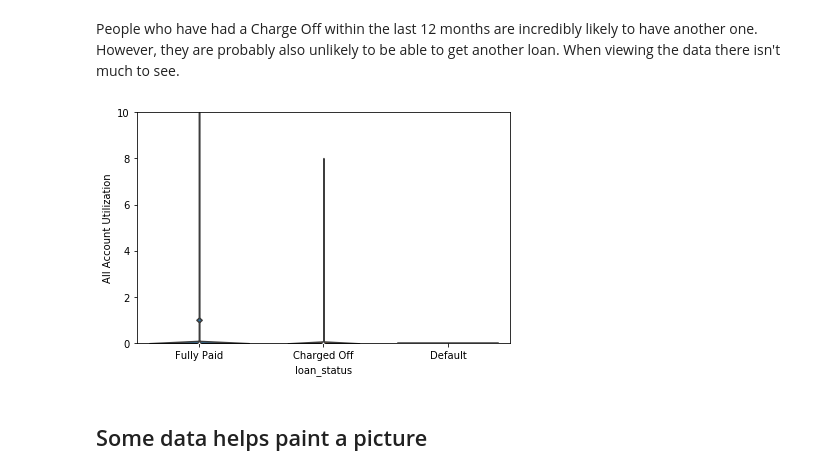
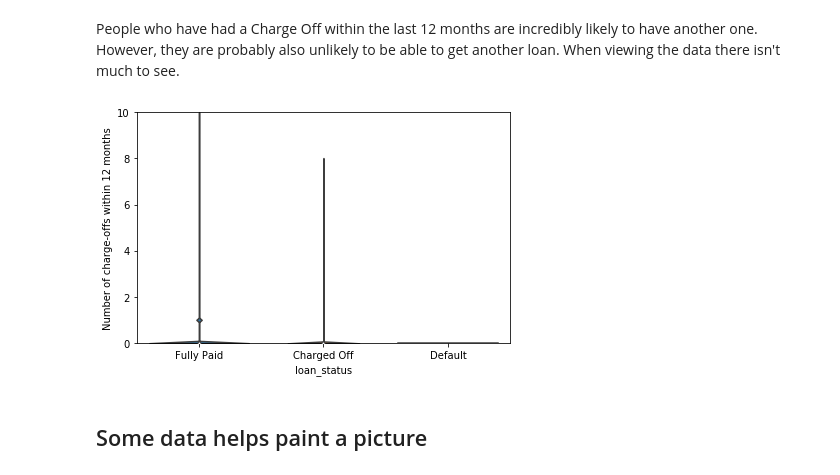
Before and after one commit to mmiller124/Springboard, a Jupyter notebook: LendingClub/Capstone Project 1 Data Story.ipynb, the cells around one changed output. Drawn from its saved outputs; the diff is of its cells as text; code cells hidden in the pictures.

```diff
--- a/LendingClub/Capstone Project 1 Data Story.ipynb
+++ b/LendingClub/Capstone Project 1 Data Story.ipynb
@@ -226,12 +226,12 @@ plt.show()
 People who have had a Charge Off within the last 12 months are incredibly likely to have another one.  However, they are probably also unlikely to be able to get another loan.  When viewing the data there isn't much to see.
 # %%
 sns.violinplot(x='loan_status', y='chargeoff_within_12_mths', data=df)
-plt.ylabel('All Account Utilization')
+plt.ylabel('Number of charge-offs within 12 months')
 plt.ylim(0, 10)
 plt.tight_layout()
 plt.show()
 # %% [output]
-[figure, old version]
+[figure, new version]
 # %% [markdown]
 ## Some data helps paint a picture
 # %% [markdown]
```
Also changed, not shown: parts of 6 cells of this notebook, 1 other file.
